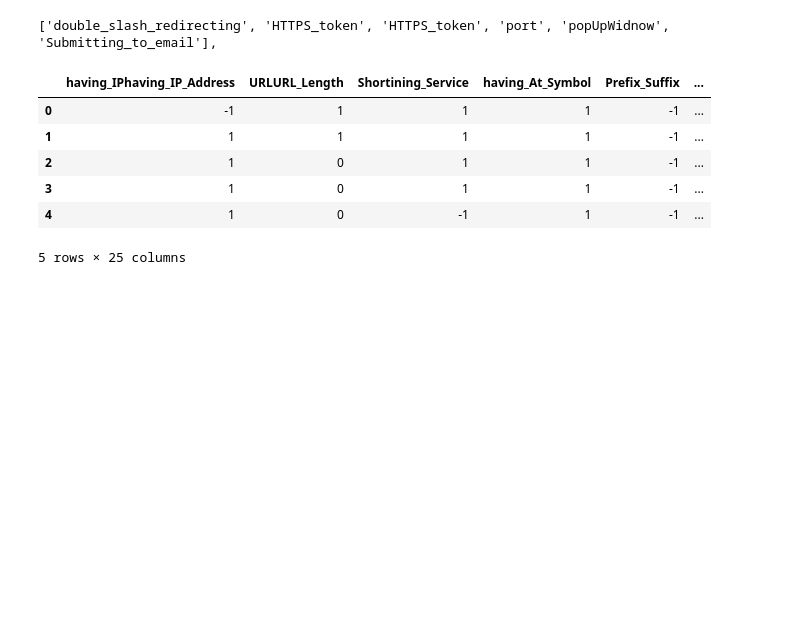
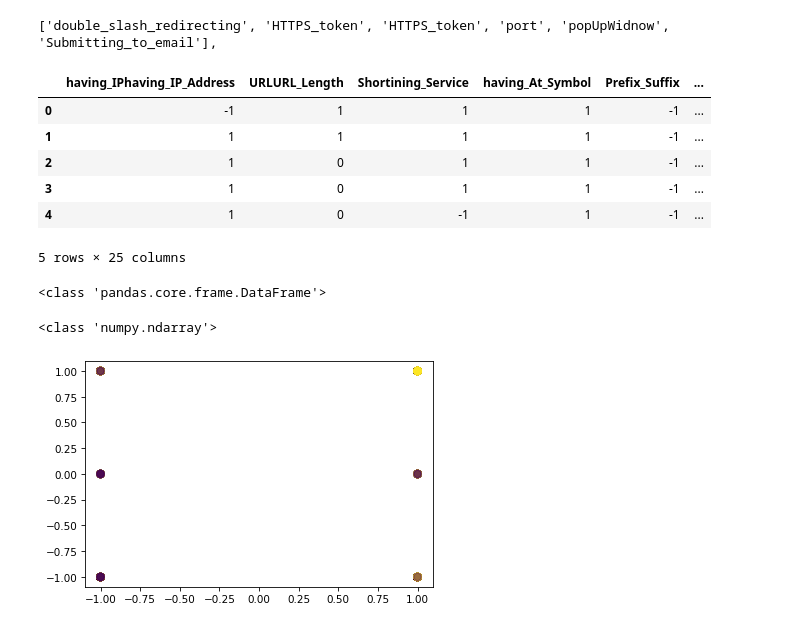
Before and after one commit to madina1211/software-packs-project-phising-website, a Jupyter notebook: Software_packs_project.ipynb, the cells around one changed output. Cells and saved outputs as stored; diff of their text form; code cells hidden in the pictures; blank space fills up the shorter version.

```diff
--- a/Software_packs_project.ipynb
+++ b/Software_packs_project.ipynb
@@ -232,3 +230,20 @@ X.head()
 | 3 | 1 | 0 | 1 | 1 | -1 | ... |
 | 4 | 1 | 0 | -1 | 1 | -1 | ... |
 5 rows × 25 columns
+# %%
+print(type(X))
+# %% [output]
+<class 'pandas.core.frame.DataFrame'>
+# %%
+X = X.values
+# %%
+print(type(X))
+# %% [output]
+<class 'numpy.ndarray'>
+# %%
+X = X[:, :2]
+_ = plt.figure(dpi=75)
+plt.scatter(X[:,0], X[:,1], s=50, c=y, alpha=0.5)
+plt.show()
+# %% [output]
+[figure, added]
```
Also changed, not shown: parts of 12 cells of this notebook.
